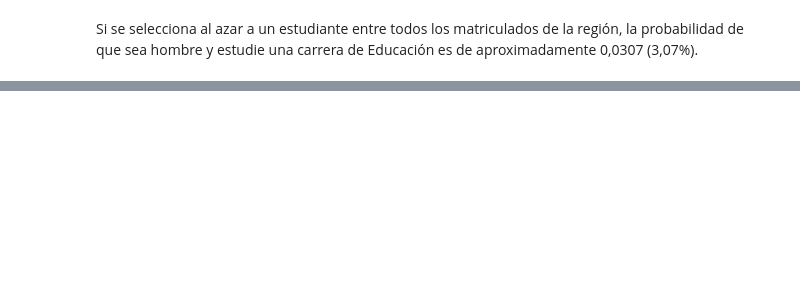
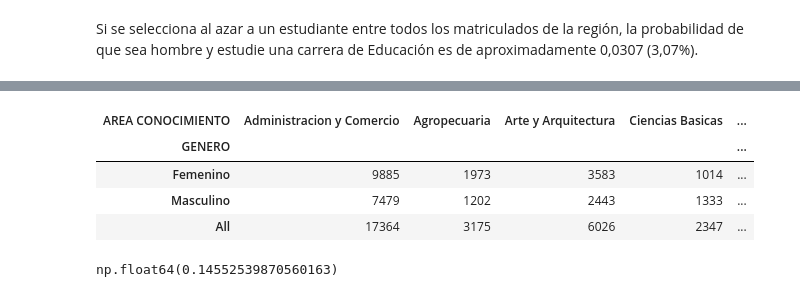
Before and after one commit to BenjitaH2/p, a Jupyter notebook: (Exposición N°2)_Solución_problema_3_Benjamín_Diaz.ipynb, the cells around one changed output, grey strips where cells are left out. Saved outputs shown, nothing was run; the diff lists cells and outputs as text; code cells hidden in the pictures; blank space fills up the shorter version.

```diff
--- a/(Exposición N°2)_Solución_problema_3_Benjamín_Diaz.ipynb
+++ b/(Exposición N°2)_Solución_problema_3_Benjamín_Diaz.ipynb
@@ -95,0 +93,14 @@ Si se selecciona al azar a un estudiante entre todos los matriculados de la regi
+# %%
+tabla_conteos_totales = pd.crosstab(df['GENERO'], df['AREA CONOCIMIENTO'], margins=True)
+tabla_conteos_totales
+# %% [output]
+| AREA CONOCIMIENTO | Administracion y Comercio | Agropecuaria | Arte y Arquitectura | Ciencias Basicas | ... |
+| GENERO |  |  |  |  | ... |
+| Femenino | 9885 | 1973 | 3583 | 1014 | ... |
+| Masculino | 7479 | 1202 | 2443 | 1333 | ... |
+| All | 17364 | 3175 | 6026 | 2347 | ... |
+# %%
+x = tabla_conteos_totales.loc['Femenino', 'Educacion'] / tabla_conteos_totales.loc['Femenino', 'All']
+x
+# %% [output]
+np.float64(0.14552539870560163)
```
Also changed, not shown: parts of 5 cells of this notebook.
